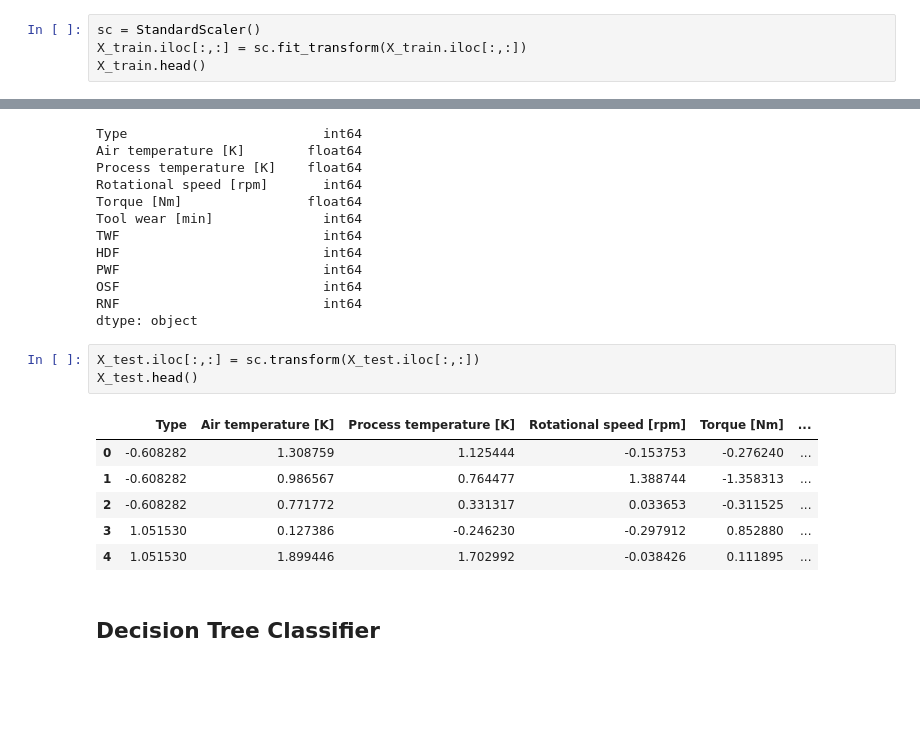
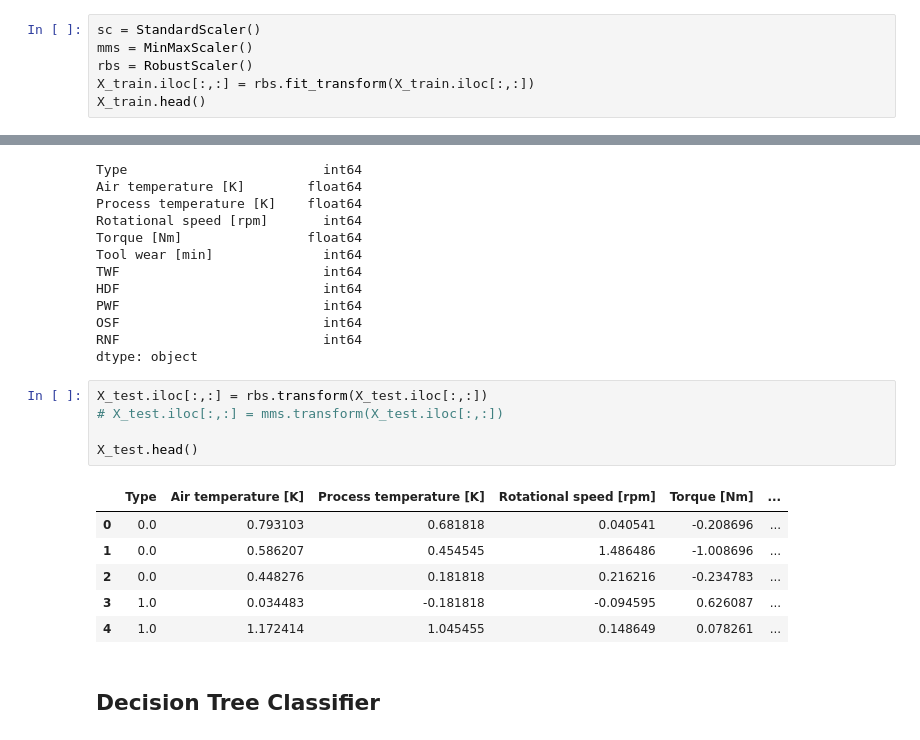
Before and after one commit to Saugatkafley/MachineFailures, a Jupyter notebook: binary-machine-failures-randomforest-kfold.ipynb, the cells around one changed output, grey strips where cells are left out. Drawn from its saved outputs; the diff is of its cells as text; blank space fills up the shorter version.

```diff
--- a/binary-machine-failures-randomforest-kfold.ipynb
+++ b/binary-machine-failures-randomforest-kfold.ipynb
@@ -186,7 +182,9 @@ Index(['Type', 'Air temperature [K]', 'Process temperature [K]',
       dtype='object')
 # %%
 sc = StandardScaler()
-X_train.iloc[:,:] = sc.fit_transform(X_train.iloc[:,:])
+mms = MinMaxScaler()
+rbs = RobustScaler()
+X_train.iloc[:,:] = rbs.fit_transform(X_train.iloc[:,:])
 X_train.head()
 # %% [output]
 |  | Type | Air temperature [K] | Process temperature [K] | Rotational speed [rpm] | Torque [Nm] | ... |
@@ -242,15 +218,17 @@ OSF                          int64
 RNF                          int64
 dtype: object
 # %%
-X_test.iloc[:,:] = sc.transform(X_test.iloc[:,:])
+X_test.iloc[:,:] = rbs.transform(X_test.iloc[:,:])
+# X_test.iloc[:,:] = mms.transform(X_test.iloc[:,:])
+
 X_test.head()
 # %% [output]
 |  | Type | Air temperature [K] | Process temperature [K] | Rotational speed [rpm] | Torque [Nm] | ... |
-| 0 | -0.608282 | 1.308759 | 1.125444 | -0.153753 | -0.276240 | ... |
-| 1 | -0.608282 | 0.986567 | 0.764477 | 1.388744 | -1.358313 | ... |
-| 2 | -0.608282 | 0.771772 | 0.331317 | 0.033653 | -0.311525 | ... |
-| 3 | 1.051530 | 0.127386 | -0.246230 | -0.297912 | 0.852880 | ... |
-| 4 | 1.051530 | 1.899446 | 1.702992 | -0.038426 | 0.111895 | ... |
+| 0 | 0.0 | 0.793103 | 0.681818 | 0.040541 | -0.208696 | ... |
+| 1 | 0.0 | 0.586207 | 0.454545 | 1.486486 | -1.008696 | ... |
+| 2 | 0.0 | 0.448276 | 0.181818 | 0.216216 | -0.234783 | ... |
+| 3 | 1.0 | 0.034483 | -0.181818 | -0.094595 | 0.626087 | ... |
+| 4 | 1.0 | 1.172414 | 1.045455 | 0.148649 | 0.078261 | ... |
 # %% [markdown]
 ## Decision Tree Classifier
 # %%
```
Also changed, not shown: parts of 19 cells of this notebook.
